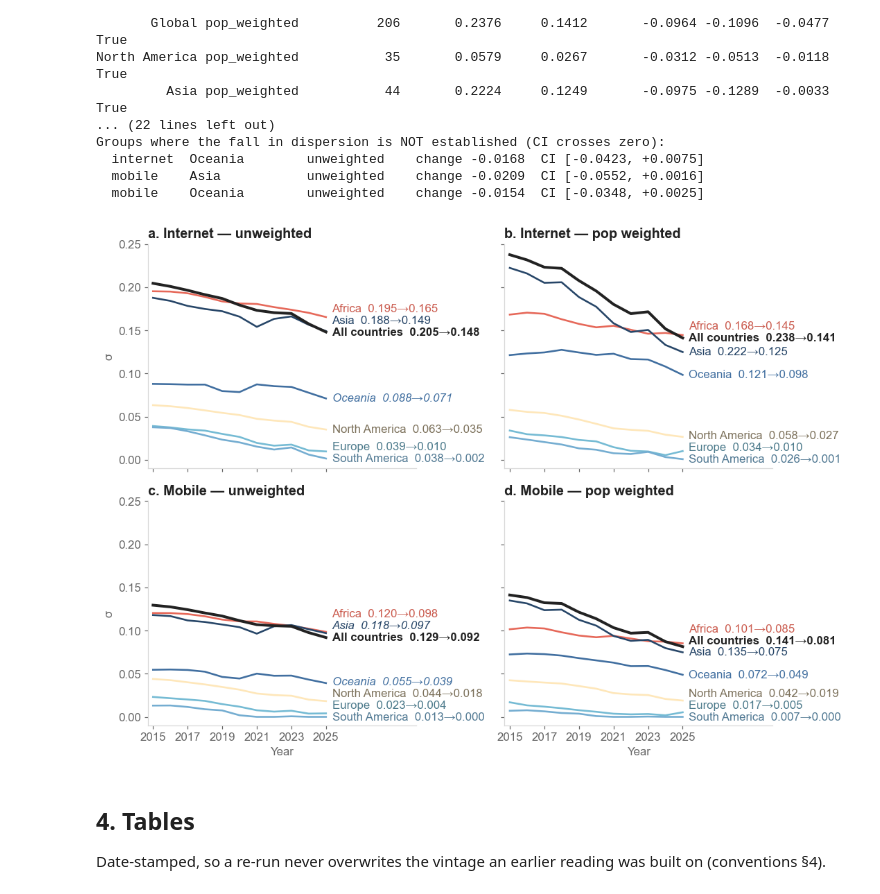
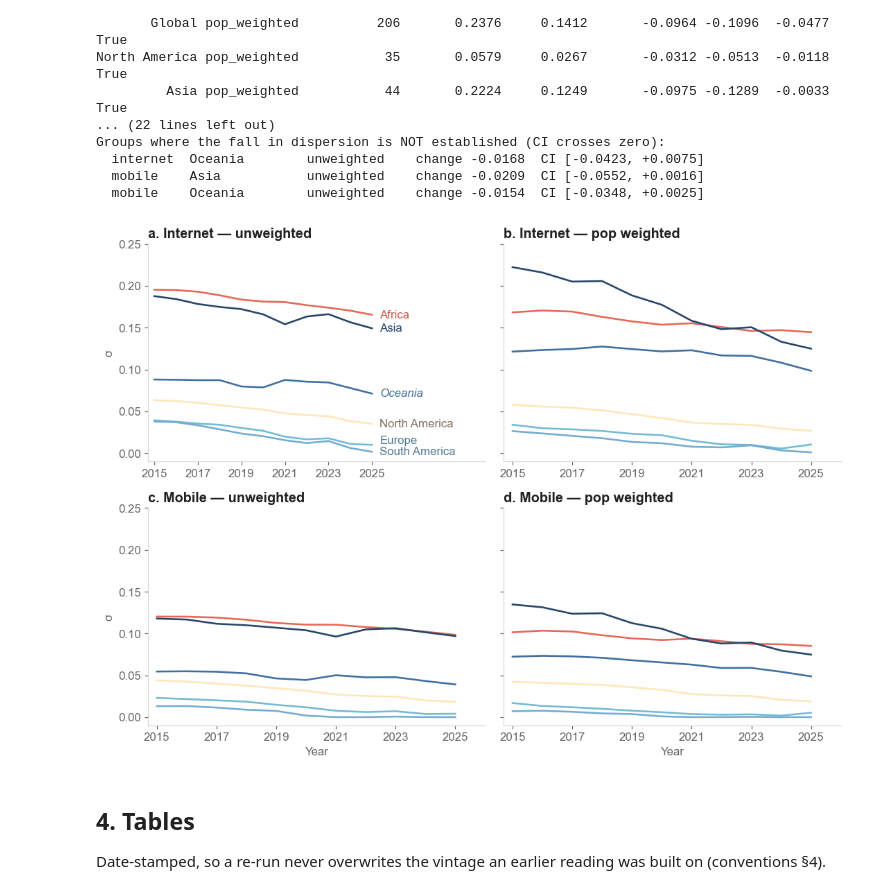
Before and after one commit to vallerrr/dgg_national, a Jupyter notebook: src/analysis_notebooks/08_prediction_and_convergence.ipynb, the cells around one changed output. Drawn from its saved outputs; the diff is of its cells as text; code cells hidden in the pictures.

```diff
--- a/src/analysis_notebooks/08_prediction_and_convergence.ipynb
+++ b/src/analysis_notebooks/08_prediction_and_convergence.ipynb
@@ -387,7 +487,7 @@ def _declutter(labels, lo, hi, gap):
 
 fig, axes = plt.subplots(len(INDICATORS), 2,
                          figsize=(10,8),
-                         sharex=True,sharey=True)
+                         sharey=True)
 axes = np.atleast_2d(axes)
 title_letter = [['a','b'],['c','d']]
 for row, ind in enumerate(INDICATORS):
@@ -404,49 +504,52 @@ for row, ind in enumerate(INDICATORS):
         # thin colour against a legend swatch. The sigma pair puts the quantity on the figure —
         # what D48 tests is the change, and the change is not readable off a line's slope.
         labels = []
-        for i, name in enumerate(['Global'] + groups):
-            is_global = name == 'Global'
+        # The global line is not drawn: the figure compares continents, and the all-country sigma
+        # sat on top of them without being one of them.
+        for i, name in enumerate(groups, start=1):
             line = block[block['group'] == name].sort_values('year')
             t = trend[(trend['indicator'] == ind) & (trend['weighting'] == weighting)
                       & (trend['group'] == name)].iloc[0]
             settled = bool(t['converging'])
-            colour = INK if is_global else PALETTE[(i - 1) % len(PALETTE)]
+            colour = PALETTE[(i - 1) % len(PALETTE)]
 
-            ax.plot(line['year'], line['sigma'], color=colour,
-                    linewidth=2.6 if is_global else 1.7,
-                    linestyle='-' , zorder=4 if is_global else 3) # if settled else ':'
+            ax.plot(line['year'], line['sigma'], color=colour, linewidth=1.7,
+                    linestyle='-', zorder=3) # if settled else ':'
             labels.append((float(t['sigma_end']),
-                           dict(text=f"{'All countries' if is_global else name}"
-                                     f"  {t['sigma_start']:.3f}→{t['sigma_end']:.3f}",
+                           dict(text=name,
+                                     #f"  {t['sigma_start']:.3f}→{t['sigma_end']:.3f}",
                                      #f"{'' if settled else ' †'}",
-                                colour=_readable(colour), weight='bold' if is_global else 'normal',
+                                colour=_readable(colour), weight='normal',
                                 style='normal' if settled else 'italic')))
 
-        ax.set_xlim(years[0] - 0.3, years[-1] + 5.2)      # room for the labels, inside the axis
+        ax.set_xlim(years[0] - 0.3, years[-1]+1)
+             # room for the labels, inside the axis
         ax.set_ylim(-0.01, 0.25)
         ax.set_xticks(years[::2])
         lo, hi = ax.get_ylim()
-        for y, kw in _declutter(labels, lo, hi, gap=(hi - lo) * 0.052):
-            ax.text(years[-1] + 0.35, y, kw['text'], va='center', ha='left',
-                    fontsize=STYLE['tick_fs'], color=kw['colour'],
-                    fontweight=kw['weight'], fontstyle=kw['style'])
+        if row ==0 and col == 0:
+            ax.set_xlim(years[0] - 0.3, years[-1] + 5.2)
+            for y, kw in _declutter(labels, lo, hi, gap=(hi - lo) * 0.052):
+                ax.text(years[-1] + 0.35, y, kw['text'], va='center', ha='left',
+                        fontsize=STYLE['tick_fs'], color=kw['colour'],
+                        fontweight=kw['weight'], fontstyle=kw['style'])
 
         plot.tidy(ax, title=f'{title_letter[row][col]}. {ind.capitalize()} — {weighting.replace("_", " ")}',
                   xlabel='Year' if row == len(INDICATORS) - 1 else None)
     axes[row, 0].set_ylabel('σ', # — SD of the GGI across countries'
                             fontsize=STYLE['tick_fs'], color=MUTED)
 
 #handles = [plt.Line2D([], [], color=INK, linewidth=2.6, label='All countries'),
 #          plt.Line2D([], [], color=MUTED, linewidth=1.7, label='Continent'),]
            #plt.Line2D([], [], color=MUTED, linewidth=1.7, linestyle=':',
            #           label='† fall not established (bootstrap CI crosses zero)'),
            #plt.Line2D([], [], color='none', label=f'label: σ {START} → σ {END}')]
 #plot.legend(fig, handles, ncol=4, y=-0.03)
 fig.tight_layout(rect=[0, 0.03, 1, 0.94])
 plot.save(fig, NOTEBOOK, f'03_sigma_by_{GROUP}')
 plt.show()
 # %% [output]
-[figure, old version]
+[figure, new version]
 # %% [markdown]
 ## 4. Tables
 
```
Also changed, not shown: parts of 5 cells of this notebook, 10 other files.
